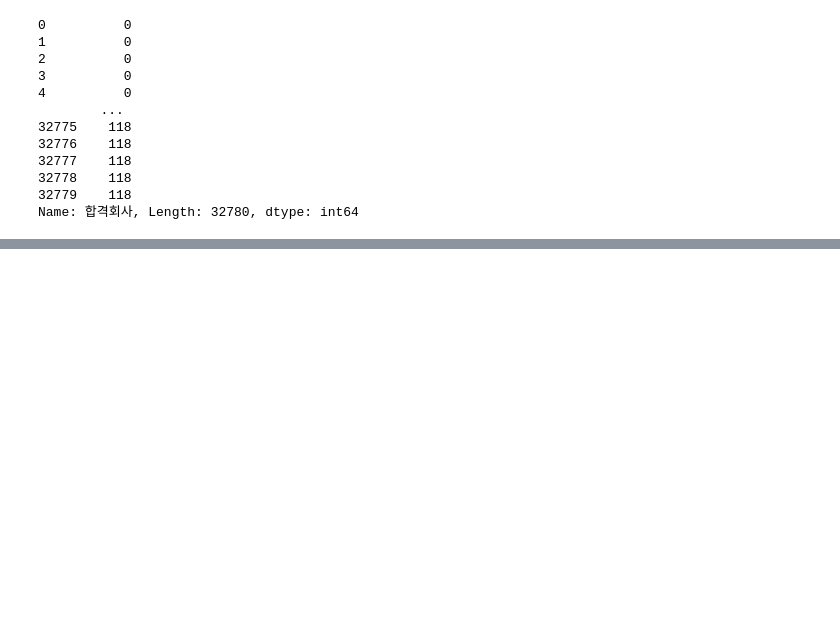
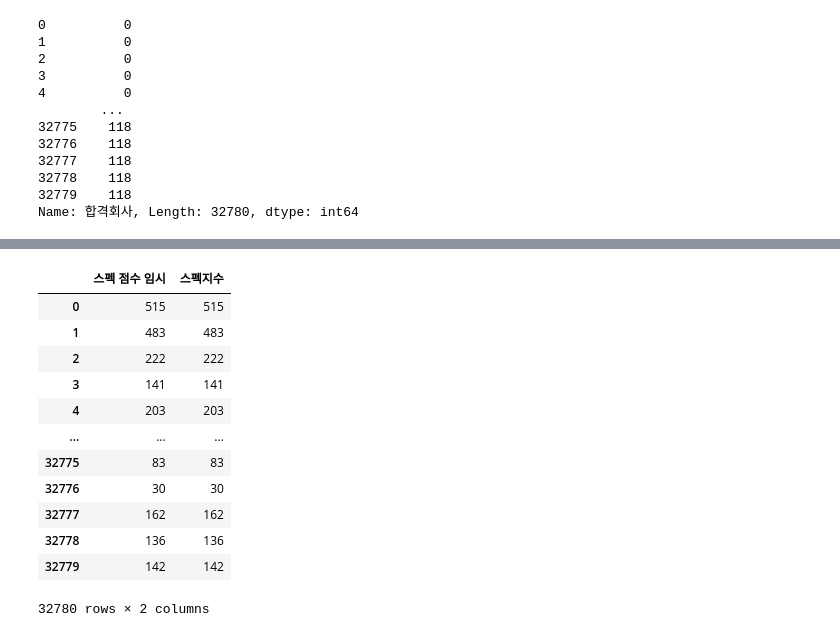
Before and after one commit to 2021-SMHRD-KDT-AI-5/--, a Jupyter notebook: Knn_bank.ipynb, the cells around one changed output, grey strips where cells are left out. Cells and saved outputs as stored; diff of their text form; code cells hidden in the pictures; blank space fills up the shorter version.

```diff
--- a/Knn_bank.ipynb
+++ b/Knn_bank.ipynb
@@ -319,0 +300,23 @@ TypeError: can only concatenate str (not "int") to str
+# %%
+#스펙 점수로 해볼까?
+X_spec_imsi = data_modi.iloc[:,4].copy()
+X_spec = data_modi.iloc[:,[4,5]].copy()
+X_spec.insert(0,"스펙 점수 임시",X_spec_imsi)
+
+X_spec = X_spec.drop("학점",axis=1)
+
+X_spec
+# %% [output]
+|  | 스펙 점수 임시 | 스펙지수 |
+| 0 | 515 | 515 |
+| 1 | 483 | 483 |
+| 2 | 222 | 222 |
+| 3 | 141 | 141 |
+| 4 | 203 | 203 |
+| ... | ... | ... |
+| 32775 | 83 | 83 |
+| 32776 | 30 | 30 |
+| 32777 | 162 | 162 |
+| 32778 | 136 | 136 |
+| 32779 | 142 | 142 |
+32780 rows × 2 columns
```
Also changed, not shown: parts of 16 cells of this notebook.
